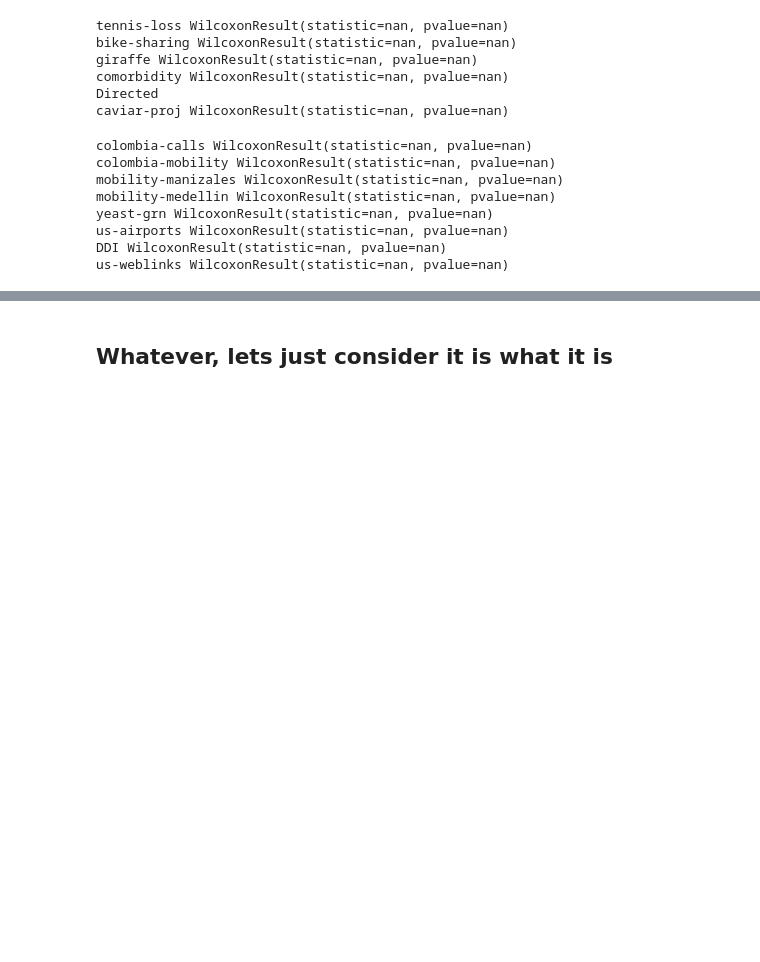
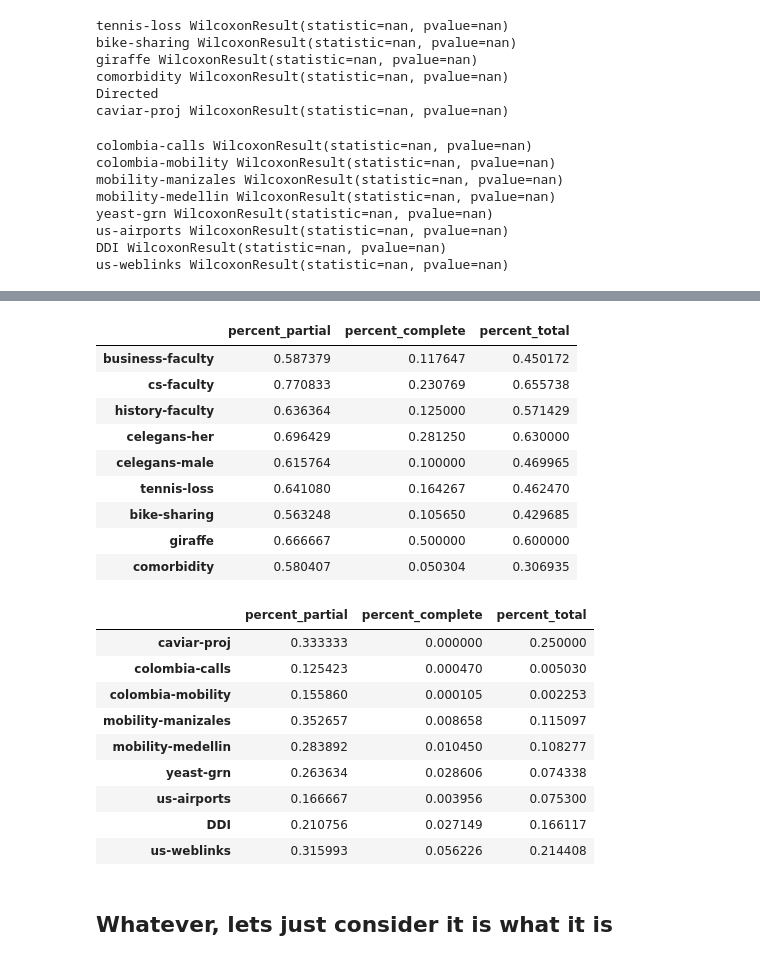
Before and after one commit to fcphysics/DirectedDistanceBackbone, a Jupyter notebook: combining_data.ipynb, the cells around one changed output, grey strips where cells are left out. Drawn from its saved outputs; the diff is of its cells as text; code cells hidden in the pictures; blank space fills up the shorter version.

```diff
--- a/combining_data.ipynb
+++ b/combining_data.ipynb
@@ -465,3 +383,30 @@ TypeError: 'str' object is not callable
+# %%
+for group in ['Undirected', 'Directed']: #['Directed', 'Undirected']:
+    df = pd.read_csv(f'Summary/Metric_UnreciprocalPaths_{group}.csv', index_col=0)
+    for etype in ['partial', 'complete', 'total']:
+        df[f'percent_{etype}'] = df[f'{etype}_undirected']/df[etype]
+    display(df[['percent_partial', 'percent_complete', 'percent_total']])
+# %% [output]
+|  | percent_partial | percent_complete | percent_total |
+| business-faculty | 0.587379 | 0.117647 | 0.450172 |
+| cs-faculty | 0.770833 | 0.230769 | 0.655738 |
+| history-faculty | 0.636364 | 0.125000 | 0.571429 |
+| celegans-her | 0.696429 | 0.281250 | 0.630000 |
+| celegans-male | 0.615764 | 0.100000 | 0.469965 |
+| tennis-loss | 0.641080 | 0.164267 | 0.462470 |
+| bike-sharing | 0.563248 | 0.105650 | 0.429685 |
+| giraffe | 0.666667 | 0.500000 | 0.600000 |
+| comorbidity | 0.580407 | 0.050304 | 0.306935 |
+|  | percent_partial | percent_complete | percent_total |
+| caviar-proj | 0.333333 | 0.000000 | 0.250000 |
+| colombia-calls | 0.125423 | 0.000470 | 0.005030 |
+| colombia-mobility | 0.155860 | 0.000105 | 0.002253 |
+| mobility-manizales | 0.352657 | 0.008658 | 0.115097 |
+| mobility-medellin | 0.283892 | 0.010450 | 0.108277 |
+| yeast-grn | 0.263634 | 0.028606 | 0.074338 |
+| us-airports | 0.166667 | 0.003956 | 0.075300 |
+| DDI | 0.210756 | 0.027149 | 0.166117 |
+| us-weblinks | 0.315993 | 0.056226 | 0.214408 |
 # %% [markdown]
 ## Whatever, lets just consider it is what it is
 # %%
```
Also changed, not shown: parts of 37 cells of this notebook, 7 other files.
